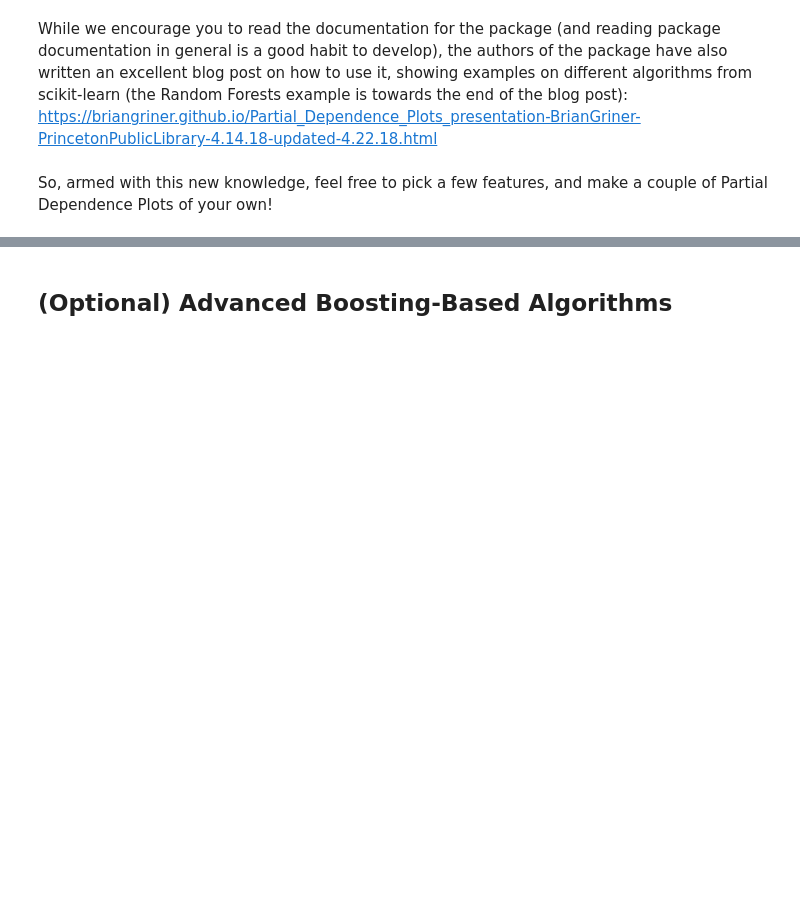
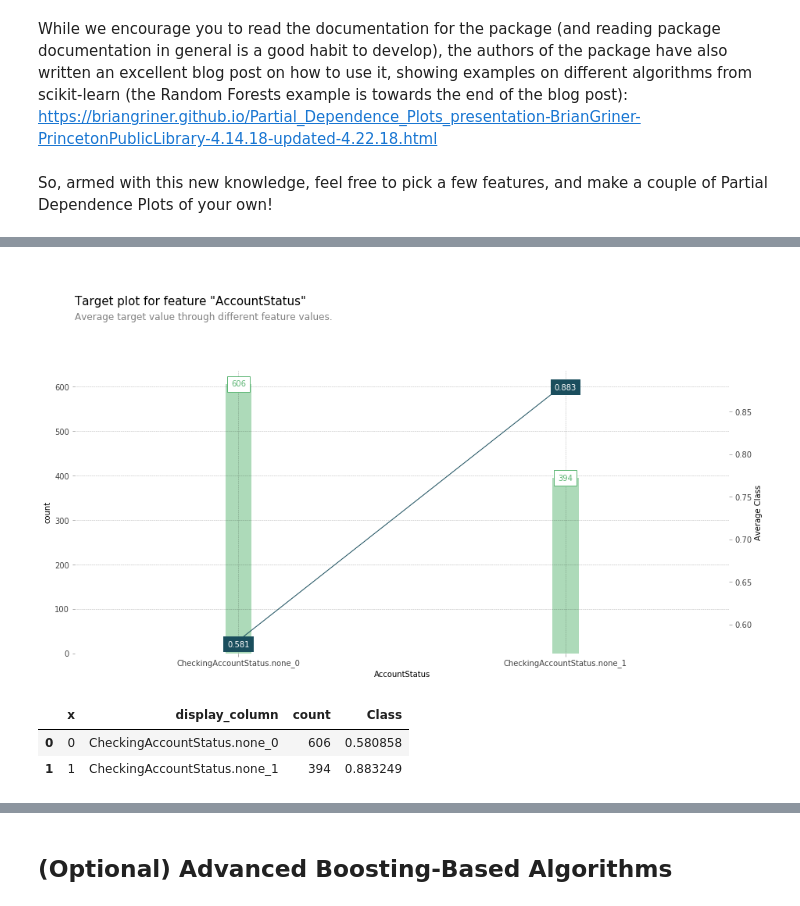
Before and after one commit to santoshgurujula/Springboard_Tasks, a Jupyter notebook: Mini_Project_Tree-Based_Algorithms.ipynb, the cells around one changed output, grey strips where cells are left out. Drawn from its saved outputs; the diff is of its cells as text; code cells hidden in the pictures; blank space fills up the shorter version.

```diff
--- a/Mini_Project_Tree-Based_Algorithms.ipynb
+++ b/Mini_Project_Tree-Based_Algorithms.ipynb
@@ -340,0 +378,17 @@ So, armed with this new knowledge, feel free to pick a few features, and make a
+# %%
+from pdpbox import info_plots
+
+credit_data_ndf=credit_data_df
+credit_data_ndf['Class']=(credit_data_ndf['Class'].values=='Good')*1
+
+fig, axes, summary_df = info_plots.target_plot(
+    df=credit_data_ndf, feature='CheckingAccountStatus.none', feature_name='AccountStatus', target='Class')
+plt.show()
+# %% [output]
+[figure, added]
+# %%
+summary_df.head()
+# %% [output]
+|  | x | display_column | count | Class |
+| 0 | 0 | CheckingAccountStatus.none_0 | 606 | 0.580858 |
+| 1 | 1 | CheckingAccountStatus.none_1 | 394 | 0.883249 |
```
Also changed, not shown: parts of 47 cells of this notebook.
